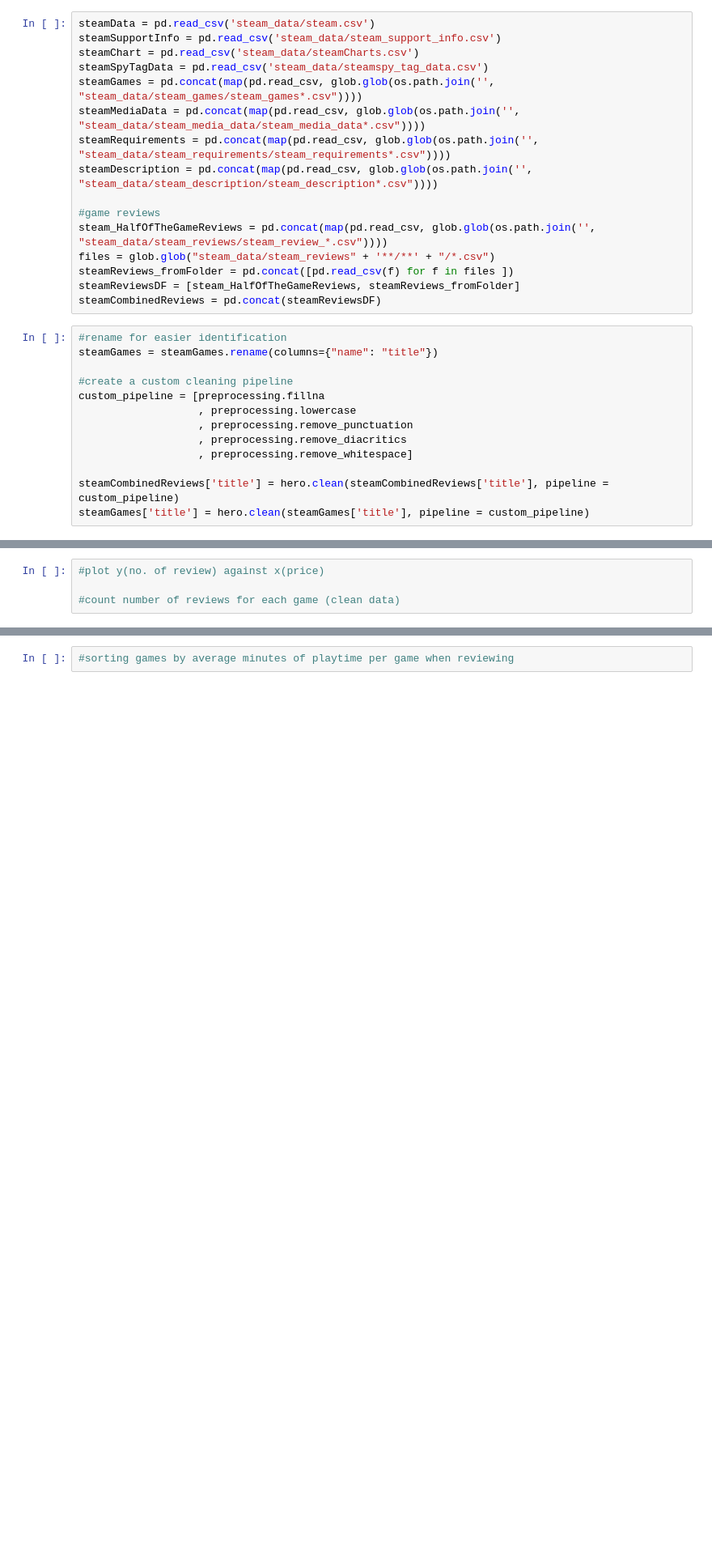
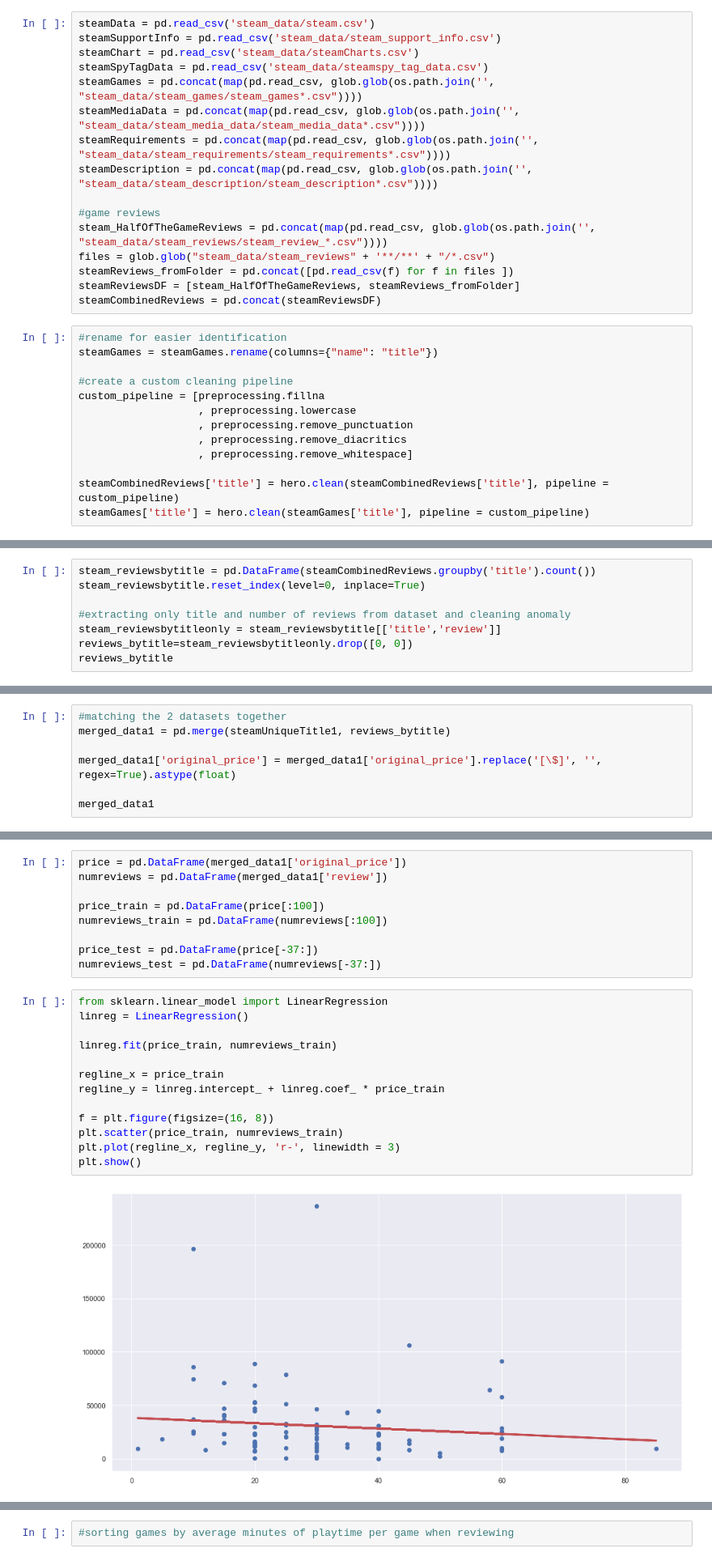
Before and after one commit to pyaepyaelily/videoGame, a Jupyter notebook: test2.ipynb, the cells around one changed output, grey strips where cells are left out. Shown: that part at 81% size. Saved outputs shown, nothing was run; the diff lists cells and outputs as text; blank space fills up the shorter version.

```diff
--- a/test2.ipynb
+++ b/test2.ipynb
@@ -70,0 +68,8 @@ steamUniqueTitle1
+# %%
+steam_reviewsbytitle = pd.DataFrame(steamCombinedReviews.groupby('title').count())
+steam_reviewsbytitle.reset_index(level=0, inplace=True)
+
+#extracting only title and number of reviews from dataset and cleaning anomaly
+steam_reviewsbytitleonly = steam_reviewsbytitle[['title','review']]
+reviews_bytitle=steam_reviewsbytitleonly.drop([0, 0])
+reviews_bytitle
@@ -70,0 +90,7 @@ steamUniqueTitle1
+# %%
+#matching the 2 datasets together
+merged_data1 = pd.merge(steamUniqueTitle1, reviews_bytitle)
+
+merged_data1['original_price'] = merged_data1['original_price'].replace('[\$]', '', regex=True).astype(float)
+
+merged_data1
@@ -71,5 +111,25 @@ steamUniqueTitle1
+# %%
+price = pd.DataFrame(merged_data1['original_price'])
+numreviews = pd.DataFrame(merged_data1['review'])
+
+price_train = pd.DataFrame(price[:100])
+numreviews_train = pd.DataFrame(numreviews[:100])
+
+price_test = pd.DataFrame(price[-37:])
+numreviews_test = pd.DataFrame(numreviews[-37:])
 # %%
-#plot y(no. of review) against x(price)
+from sklearn.linear_model import LinearRegression
+linreg = LinearRegression()
 
-#count number of reviews for each game (clean data)
+linreg.fit(price_train, numreviews_train)
+
+regline_x = price_train
+regline_y = linreg.intercept_ + linreg.coef_ * price_train
+
+f = plt.figure(figsize=(16, 8))
+plt.scatter(price_train, numreviews_train)
+plt.plot(regline_x, regline_y, 'r-', linewidth = 3)
+plt.show()
+# %% [output]
+[figure, added]
 # %%
```
Also changed, not shown: parts of 12 cells of this notebook.
